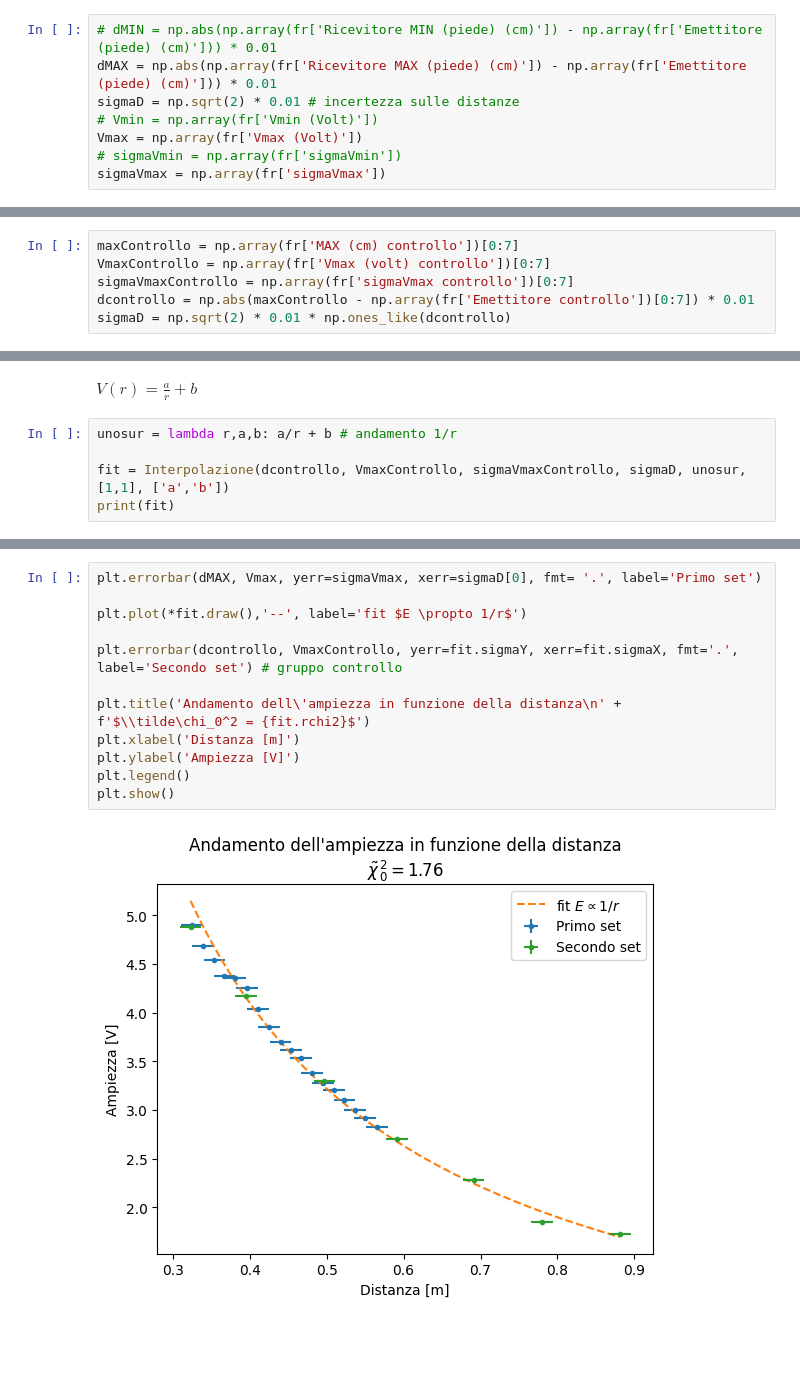
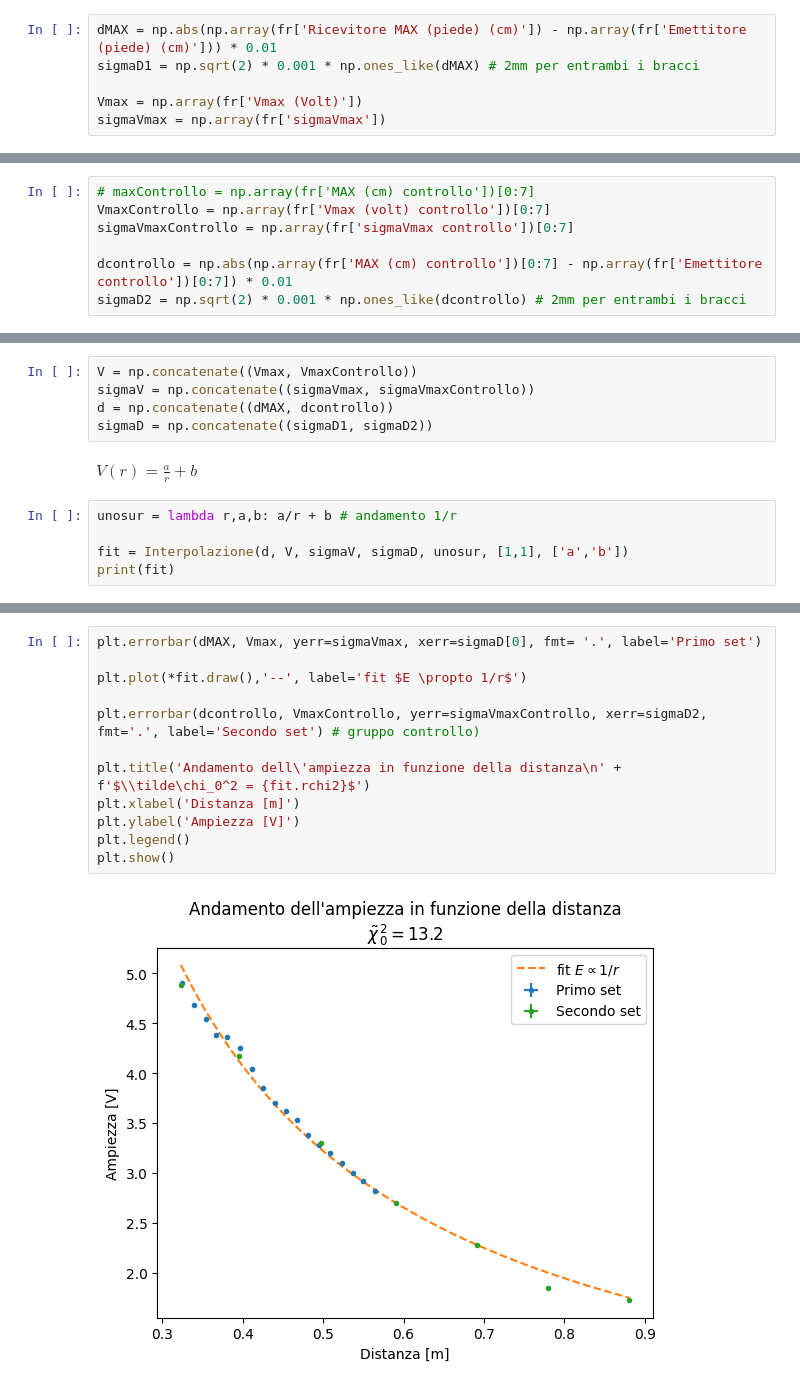
Before and after one commit to CarminatiGiovanni/LaboratorioFisica2, a Jupyter notebook: 20240509micoonde/ampiezza_distanza.ipynb, the cells around one changed output, grey strips where cells are left out. Drawn from its saved outputs; the diff is of its cells as text; blank space fills up the shorter version.

Commit message:
missing error propagation on ampiezza_distanza

```diff
--- a/20240509micoonde/ampiezza_distanza.ipynb
+++ b/20240509micoonde/ampiezza_distanza.ipynb
@@ -18,10 +18,8 @@ dir_path = os.path.abspath('')
 FILE = dir_path + '/data/' + 'ampiezza_distanza.csv'
 fr = pd.read_csv(FILE)
 # %%
-# dMIN = np.abs(np.array(fr['Ricevitore MIN (piede) (cm)']) - np.array(fr['Emettitore (piede) (cm)'])) * 0.01
 dMAX = np.abs(np.array(fr['Ricevitore MAX (piede) (cm)']) - np.array(fr['Emettitore (piede) (cm)'])) * 0.01
-sigmaD = np.sqrt(2) * 0.01 # incertezza sulle distanze
-# Vmin = np.array(fr['Vmin (Volt)'])
+sigmaD1 = np.sqrt(2) * 0.001 * np.ones_like(dMAX) # 2mm per entrambi i bracci
+
 Vmax = np.array(fr['Vmax (Volt)'])
-# sigmaVmin = np.array(fr['sigmaVmin'])
 sigmaVmax = np.array(fr['sigmaVmax'])
@@ -43,8 +28,9 @@ sigmaVmax = np.array(fr['sigmaVmax'])
 
 sono state raccolte ulteriori misure dei valori di picco spazzando distanze maggiori
 # %%
-maxControllo = np.array(fr['MAX (cm) controllo'])[0:7]
+# maxControllo = np.array(fr['MAX (cm) controllo'])[0:7]
 VmaxControllo = np.array(fr['Vmax (volt) controllo'])[0:7]
 sigmaVmaxControllo = np.array(fr['sigmaVmax controllo'])[0:7]
-dcontrollo = np.abs(maxControllo - np.array(fr['Emettitore controllo'])[0:7]) * 0.01
-sigmaD = np.sqrt(2) * 0.01 * np.ones_like(dcontrollo)
+
+dcontrollo = np.abs(np.array(fr['MAX (cm) controllo'])[0:7] - np.array(fr['Emettitore controllo'])[0:7]) * 0.01
+sigmaD2 = np.sqrt(2) * 0.001 * np.ones_like(dcontrollo) # 2mm per entrambi i bracci
@@ -51,9 +41,14 @@ sigmaD = np.sqrt(2) * 0.01 * np.ones_like(dcontrollo)
+# %%
+V = np.concatenate((Vmax, VmaxControllo))
+sigmaV = np.concatenate((sigmaVmax, sigmaVmaxControllo))
+d = np.concatenate((dMAX, dcontrollo))
+sigmaD = np.concatenate((sigmaD1, sigmaD2))
 # %% [markdown]
 $V(r) = \frac{a}{r} + b$
 # %%
 unosur = lambda r,a,b: a/r + b # andamento 1/r
 
-fit = Interpolazione(dcontrollo, VmaxControllo, sigmaVmaxControllo, sigmaD, unosur, [1,1], ['a','b'])
+fit = Interpolazione(d, V, sigmaV, sigmaD, unosur, [1,1], ['a','b'])
 print(fit)
 # %% [output]
 ----------------- VALORI FIT: -----------------
@@ -67,14 +62,14 @@ chi2 ridotto: 1.76
 # %%
 plt.errorbar(dMAX, Vmax, yerr=sigmaVmax, xerr=sigmaD[0], fmt= '.', label='Primo set')
 
 plt.plot(*fit.draw(),'--', label='fit $E \propto 1/r$')
 
-plt.errorbar(dcontrollo, VmaxControllo, yerr=fit.sigmaY, xerr=fit.sigmaX, fmt='.', label='Secondo set') # gruppo controllo
+plt.errorbar(dcontrollo, VmaxControllo, yerr=sigmaVmaxControllo, xerr=sigmaD2, fmt='.', label='Secondo set') # gruppo controllo)
 
 plt.title('Andamento dell\'ampiezza in funzione della distanza\n' + f'$\\tilde\chi_0^2 = {fit.rchi2}$')
 plt.xlabel('Distanza [m]')
 plt.ylabel('Ampiezza [V]')
 plt.legend()
 plt.show()
 # %% [output]
-[figure, old version]
+[figure, new version]
```
Also changed, not shown: parts of 3 cells of this notebook, 2 other files.
